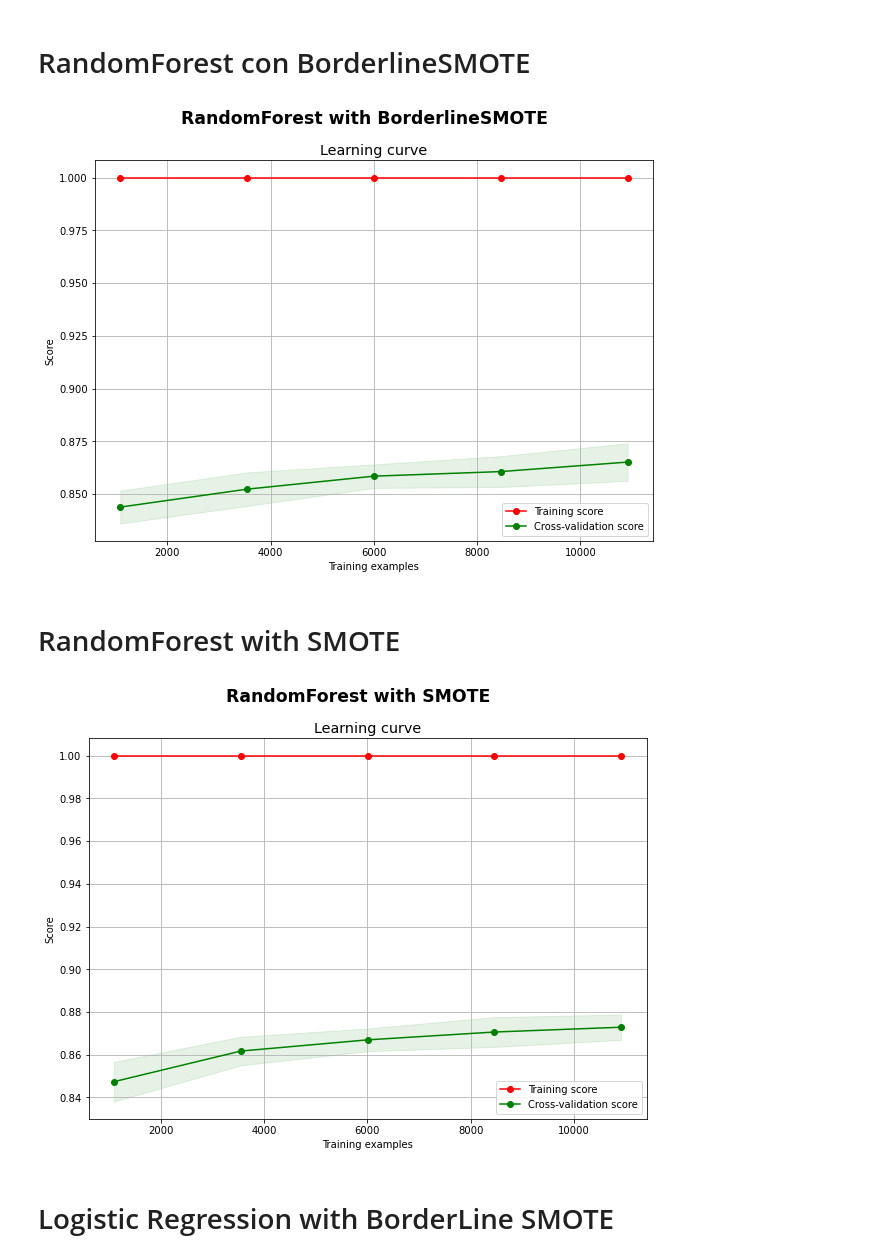
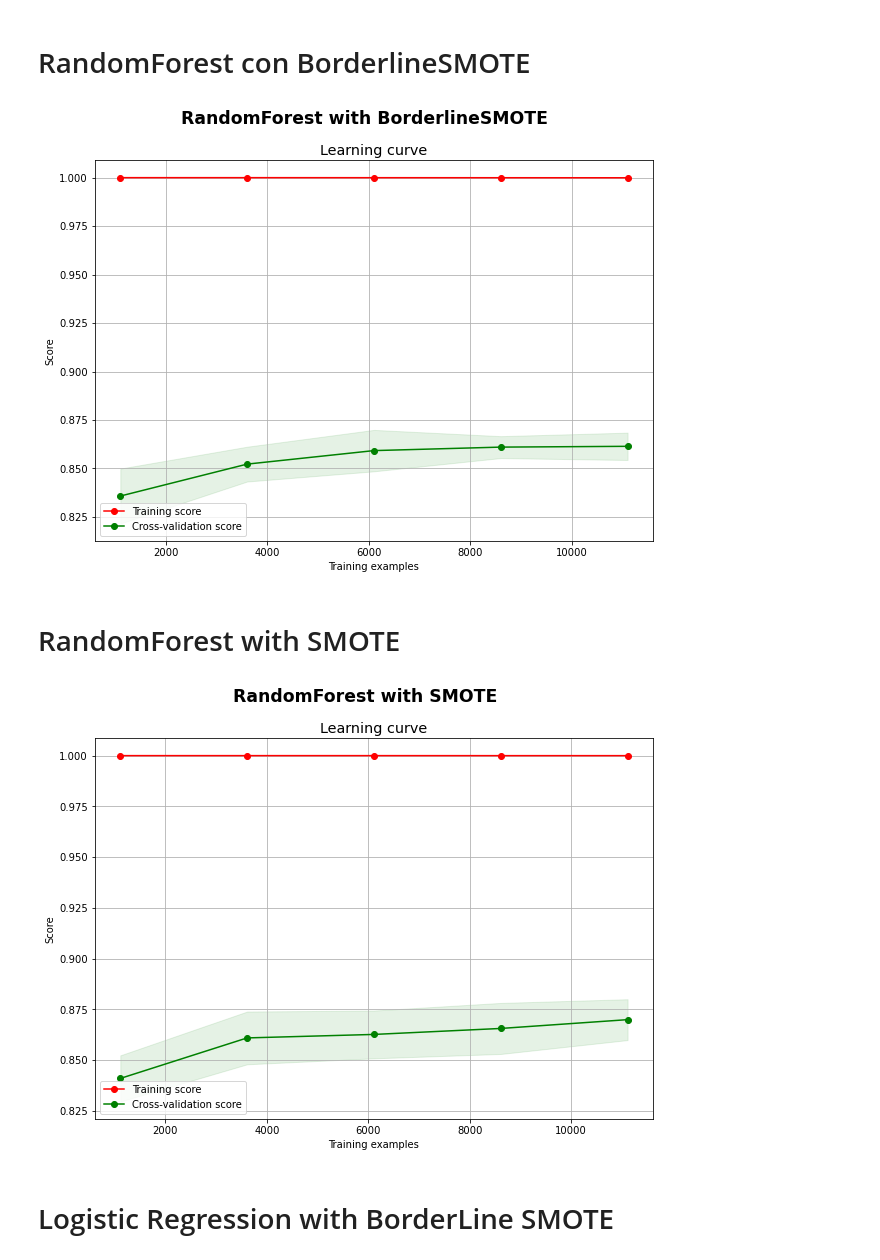
Before and after one commit to spapicchio/Gamma-Telescope-Analysis, a Jupyter notebook: curves.ipynb, the cells around one changed output. Cells and saved outputs as stored; diff of their text form; code cells hidden in the pictures.

Commit message:
Final curve Version v2

```diff
--- a/curves.ipynb
+++ b/curves.ipynb
@@ -104,48 +104,50 @@ def plot_roc_learningcurve(pipeline, df, outlier, param_outlier, scale, model_na
 # %% [markdown]
 # RandomForest con BorderlineSMOTE
 # %%
+#0.16
 outlier = True
-param_outlier = 3
+param_outlier = 20
 scale = True
 
 n_estimators = 200
 criterion ='entropy'
-max_depth = 30
+max_depth = 20
 
 model = RandomForestClassifier(n_jobs=-1, random_state=10,
                                 n_estimators=n_estimators,
                                 criterion=criterion,
                                 max_depth=max_depth)
 
-pipeline = imbpipeline(steps = [['smote', BorderlineSMOTE( sampling_strategy='all',k_neighbors=5)],
+pipeline = imbpipeline(steps = [['smote', BorderlineSMOTE( sampling_strategy='all',k_neighbors=8)],
                                 ['classifier', model]])
 
 
 fpr_RF_BS,tpr_RF_BS,auc_RF_BS =plot_roc_learningcurve(pipeline, df ,outlier,param_outlier,scale, "RandomForest with BorderlineSMOTE")
 # %% [output]
-[figure, old version]
+[figure, new version]
 # %% [markdown]
 # RandomForest with SMOTE
 # %%
+#0.17
 outlier = True
-param_outlier = 3
-scale = True
+param_outlier = 15
+scale = False
 
-n_estimators = 151
+n_estimators = 101
 criterion ='gini'
-max_depth = 35
+max_depth = 55
 
 model = RandomForestClassifier(n_jobs=-1, random_state=10,
                                 n_estimators=n_estimators,
                                 criterion=criterion,
                                 max_depth=max_depth)
 
 pipeline = imbpipeline(steps = [['smote', SMOTE()],
                                 ['classifier', model]])
 
 fpr_RF_S,tpr_RF_S,auc_RF_S =plot_roc_learningcurve(pipeline, df ,outlier,param_outlier,scale,"RandomForest with SMOTE")
 # %% [output]
-[figure, old version]
+[figure, new version]
 # %% [markdown]
 # Logistic Regression with BorderLine SMOTE
 # %%
```
Also changed, not shown: parts of 7 cells of this notebook, 2 other files.
